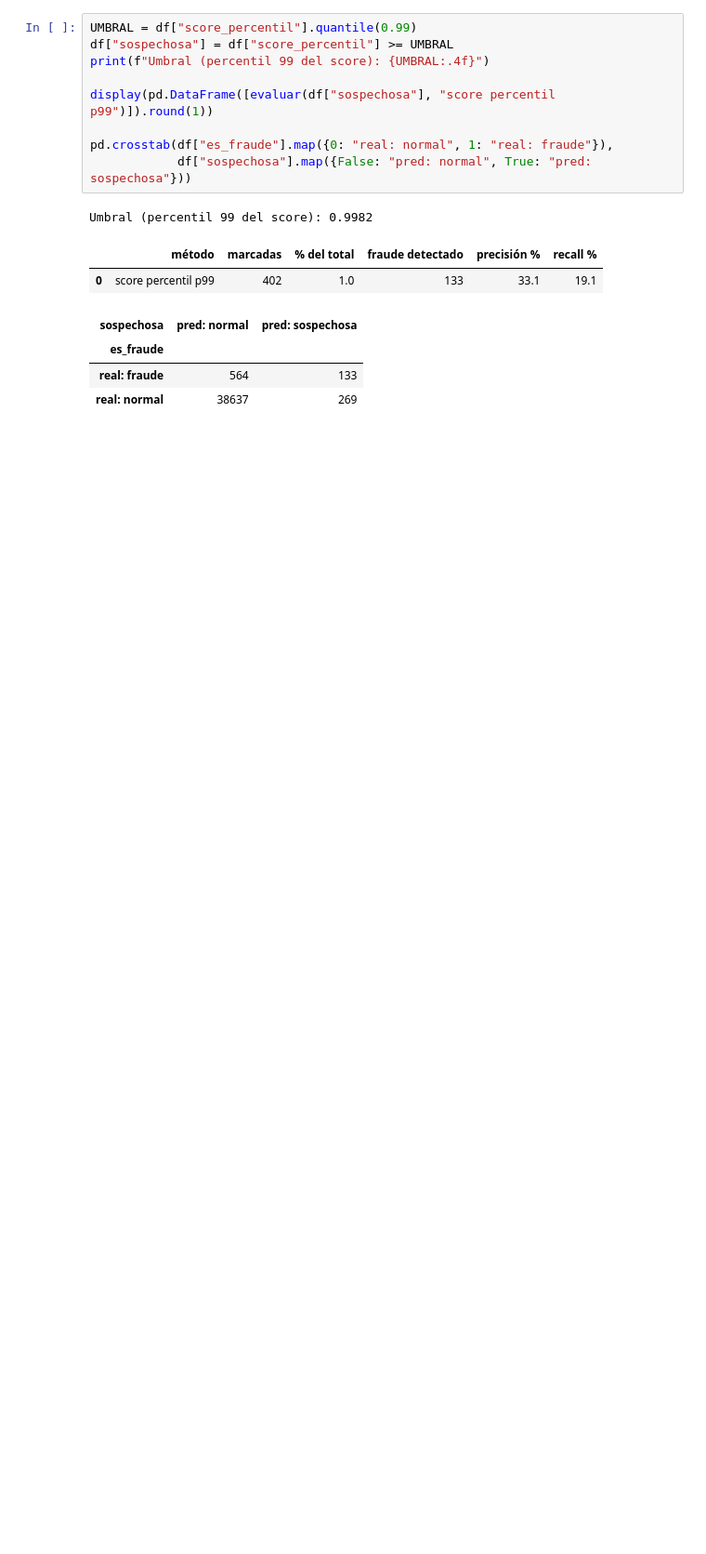
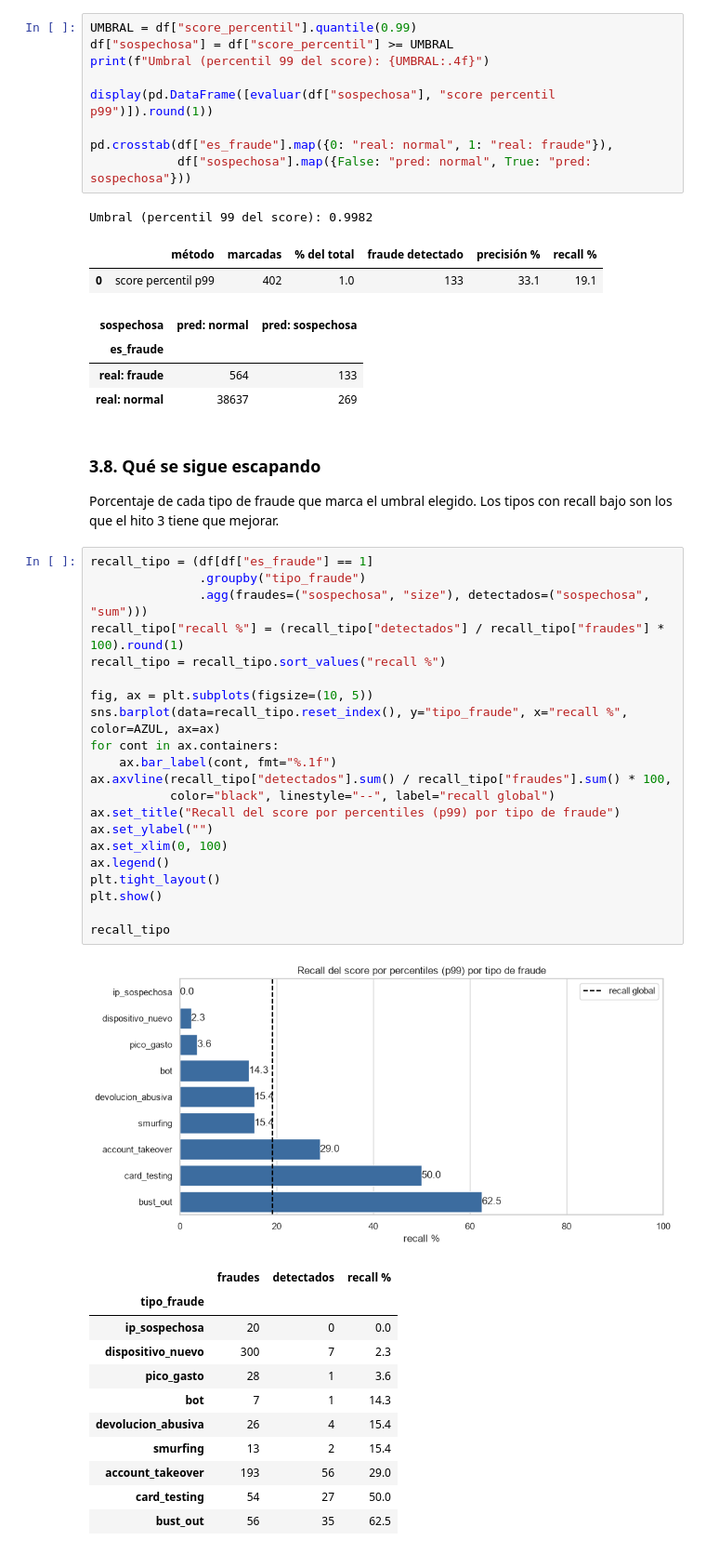
Before and after one commit to jacocallejo-merlin/Deteccion-fraude-merlin, a Jupyter notebook: outliers_patrones_tecnicas.ipynb, the cells around one changed output. Shown at 93% size. Saved outputs shown, nothing was run; the diff lists cells and outputs as text; blank space fills up the shorter version.

Commit message:
analista con hito 2 completo

```diff
--- a/outliers_patrones_tecnicas.ipynb
+++ b/outliers_patrones_tecnicas.ipynb
@@ -549,3 +548,41 @@ Umbral (percentil 99 del score): 0.9982
 | es_fraude |  |  |
 | real: fraude | 564 | 133 |
 | real: normal | 38637 | 269 |
+# %% [markdown]
+### 3.8. Qué se sigue escapando
+
+Porcentaje de cada tipo de fraude que marca el umbral elegido. Los tipos con recall bajo son los que el hito 3 tiene que mejorar.
+# %%
+recall_tipo = (df[df["es_fraude"] == 1]
+               .groupby("tipo_fraude")
+               .agg(fraudes=("sospechosa", "size"), detectados=("sospechosa", "sum")))
+recall_tipo["recall %"] = (recall_tipo["detectados"] / recall_tipo["fraudes"] * 100).round(1)
+recall_tipo = recall_tipo.sort_values("recall %")
+
+fig, ax = plt.subplots(figsize=(10, 5))
+sns.barplot(data=recall_tipo.reset_index(), y="tipo_fraude", x="recall %", color=AZUL, ax=ax)
+for cont in ax.containers:
+    ax.bar_label(cont, fmt="%.1f")
+ax.axvline(recall_tipo["detectados"].sum() / recall_tipo["fraudes"].sum() * 100,
+           color="black", linestyle="--", label="recall global")
+ax.set_title("Recall del score por percentiles (p99) por tipo de fraude")
+ax.set_ylabel("")
+ax.set_xlim(0, 100)
+ax.legend()
+plt.tight_layout()
+plt.show()
+
+recall_tipo
+# %% [output]
+[figure, added]
+|  | fraudes | detectados | recall % |
+| tipo_fraude |  |  |  |
+| ip_sospechosa | 20 | 0 | 0.0 |
+| dispositivo_nuevo | 300 | 7 | 2.3 |
+| pico_gasto | 28 | 1 | 3.6 |
+| bot | 7 | 1 | 14.3 |
+| devolucion_abusiva | 26 | 4 | 15.4 |
+| smurfing | 13 | 2 | 15.4 |
+| account_takeover | 193 | 56 | 29.0 |
+| card_testing | 54 | 27 | 50.0 |
+| bust_out | 56 | 35 | 62.5 |
```
Also changed, not shown: parts of 12 cells of this notebook, 5 other files.
